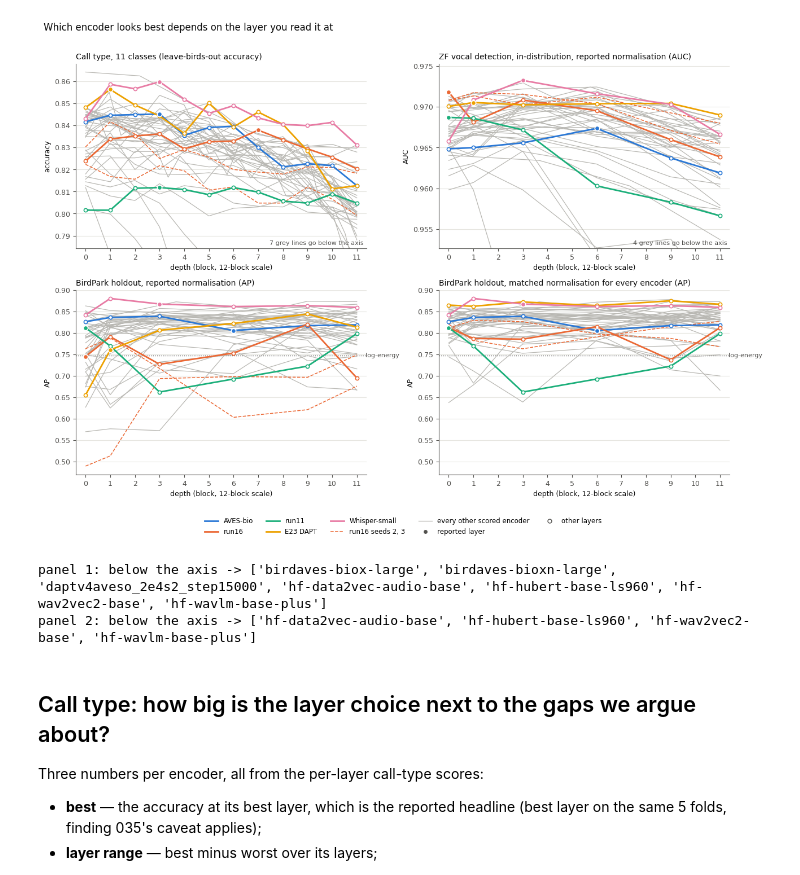
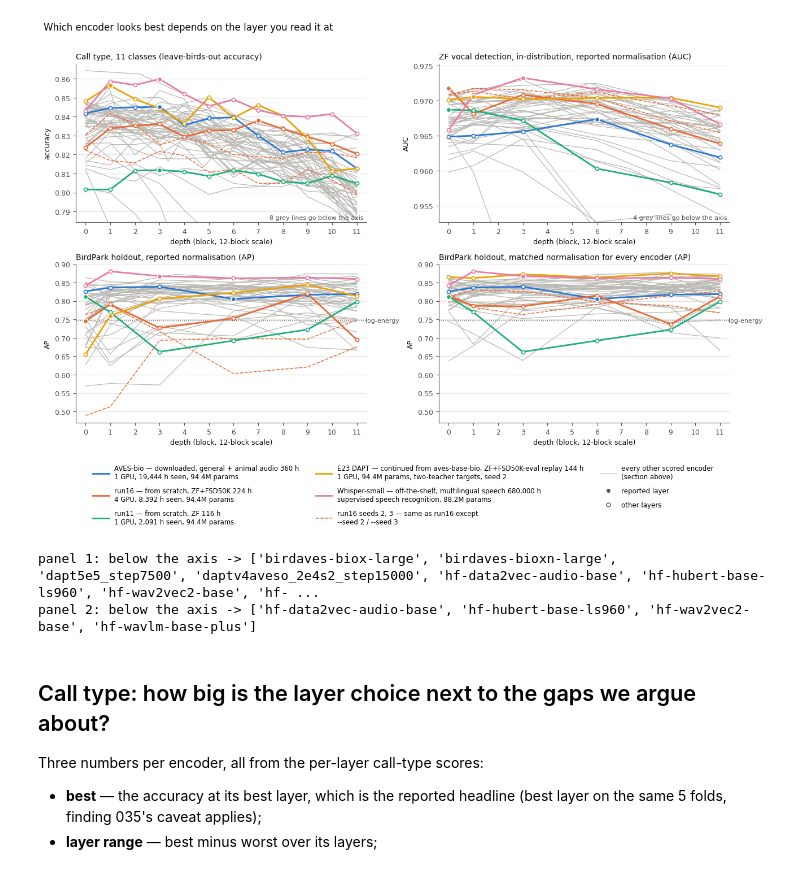
Before and after one commit to ttt5600/NeruoBatLab, a Jupyter notebook: notebooks/07_layer_sweeps.ipynb, the cells around one changed output. Drawn from its saved outputs; the diff is of its cells as text; code cells hidden in the pictures.

```diff
--- a/notebooks/07_layer_sweeps.ipynb
+++ b/notebooks/07_layer_sweeps.ipynb
@@ -91,0 +204,18 @@ The five coloured lines are the comparison points the project argues about:
+# %%
+# ---- 2. every encoder in the figure, compact: one row each, the facts that separate them
+compact = ["display_name", "family", "init", "training_corpus", "corpus_hours", "targets", "updates",
+           "gpus", "audio_per_update_s", "total_audio_h", "lr", "mask", "seed", "params", "layers",
+           "embed_dim", "experiment", "finding", "baseline", "differs_from_baseline"]
+tags = [t for t in FACTS.index if t in CT or t in DET]
+C = show_facts(FACTS.loc[tags, compact])
+display(C.style.set_properties(**{"text-align": "left", "font-size": "10.5px"})
+         .set_table_styles([{"selector": "th", "props": [("text-align", "left")]}]))
+
+u = unknowns(FACTS.loc[tags])
+print(f"{len(tags)} encoders. Cells no source fills, by column:")
+for c, ts in u.items():
+    if c in compact:
+        print(f"  {c:22s} {len(ts):2d} empty" + (f"  ({', '.join(ts)})" if len(ts) <= 6 else ""))
+print("\nWhere the sources disagree about what a model is:")
+for line in cross_checks(FACTS):
+    print("  -", line)
@@ -92,13 +258,4 @@ The five coloured lines are the comparison points the project argues about:
 # %%
-# Categorical slots 1-5 of the reference palette, in fixed order; context lines are one grey.
-HL = [  # key, label, colour
-    ("aves-base-bio",              "AVES-bio",       "#2a78d6"),
-    ("run16_compute4x",            "run16",          "#eb6834"),
-    ("run11",                      "run11",          "#1baf7a"),
-    ("daptv4two_2e4s2_step15000",  "E23 DAPT",       "#eda100"),
-    ("hf-whisper-small-enc",       "Whisper-small",  "#e87ba4"),
-]
-SEEDS = ["run16_seed2", "run16_seed3"]          # drawn in run16's colour, dashed
 CONTEXT = "#b9b8b3"
 INK, MUTED = "#0b0b0b", "#52514e"
 HL_KEYS = {k for k, _, _ in HL} | set(SEEDS)
@@ -162,41 +319,44 @@ for p, ax in enumerate(axes):
     if p < 2:
         # zoom on the reference encoders; say how many grey lines leave the axis below
         hl = np.concatenate([np.asarray(series(m, p)[1]) for m in HL_KEYS if m in pool])
         lo = hl.min() - (0.015 if p == 0 else 0.004)
         ax.set_ylim(lo, hl.max() + (0.008 if p == 0 else 0.002))
         below[p] = sorted(m for m in pool if min(series(m, p)[1]) < lo)
         if below[p]:
             ax.text(0.99, 0.02, f"{len(below[p])} grey lines go below the axis",
                     transform=ax.transAxes, ha="right", fontsize=8, color=MUTED)
     ax.set_title(panels[p][0], loc="left", fontsize=10, color=INK)
     ax.set_ylabel(panels[p][1]); ax.set_xlabel("depth (block, 12-block scale)")
     ax.set_xticks(range(0, 12)); ax.set_xlim(-0.4, 11.4)
     ax.yaxis.grid(True, color="#e6e5e0", lw=0.8); ax.set_axisbelow(True)
 lo_bp = min(axes[2].get_ylim()[0], axes[3].get_ylim()[0])
 for ax in axes[2:]:
     ax.set_ylim(lo_bp, 0.9)                              # same scale for the two BirdPark panels
 
 from matplotlib.lines import Line2D
-handles = [Line2D([], [], color=c, lw=2, label=l) for _, l, c in HL]
-handles += [Line2D([], [], color="#eb6834", lw=1.1, ls="--", label="run16 seeds 2, 3"),
-            Line2D([], [], color=CONTEXT, lw=0.9, label="every other scored encoder"),
+# legend labels carry what each reference encoder IS (model_facts.py), not just its name
+seed_diff = " / ".join(FACTS.loc[SEEDS, "differs_from_baseline"])
+handles = [Line2D([], [], color=c, lw=2, label=short_label(FACTS, k, l)) for k, l, c in HL]
+handles += [Line2D([], [], color="#eb6834", lw=1.1, ls="--",
+                   label=f"run16 seeds 2, 3 — same as run16 except\n{seed_diff}"),
+            Line2D([], [], color=CONTEXT, lw=0.9, label="every other scored encoder\n(section above)"),
             Line2D([], [], marker="o", ls="none", color=MUTED, mec="white", ms=6,
                    label="reported layer"),
             Line2D([], [], marker="o", ls="none", mfc="white", mec=MUTED, ms=5,
                    label="other layers")]
-fig.legend(handles=handles, loc="lower center", ncol=5, frameon=False, fontsize=8.5,
-           bbox_to_anchor=(0.5, -0.02))
+fig.legend(handles=handles, loc="lower center", ncol=3, frameon=False, fontsize=8.5,
+           bbox_to_anchor=(0.5, 0.0), labelspacing=1.0, columnspacing=2.5, handlelength=2.4)
 fig.suptitle("Which encoder looks best depends on the layer you read it at", x=0.01, ha="left",
              fontsize=12, color=INK)
-fig.tight_layout(rect=(0, 0.05, 1, 0.97))
+fig.tight_layout(rect=(0, 0.15, 1, 0.97))
 out = Path("figures"); out.mkdir(exist_ok=True)
 fig.savefig(out / "07_layer_sweeps.png", dpi=150, bbox_inches="tight")
 plt.show()
 for p, ms in below.items():
     print(f"panel {p + 1}: below the axis -> {ms}")
 # %% [output]
-[figure, old version]
+[figure, new version]
-panel 1: below the axis -> ['birdaves-biox-large', 'birdaves-bioxn-large', 'daptv4aveso_2e4s2_step15000', 'hf-data2vec-audio-base', 'hf-hubert-base-ls960', 'hf-wav2vec2-base', 'hf-wavlm-base-plus']
+panel 1: below the axis -> ['birdaves-biox-large', 'birdaves-bioxn-large', 'dapt5e5_step7500', 'daptv4aveso_2e4s2_step15000', 'hf-data2vec-audio-base', 'hf-hubert-base-ls960', 'hf-wav2vec2-base', 'hf- ...
 panel 2: below the axis -> ['hf-data2vec-audio-base', 'hf-hubert-base-ls960', 'hf-wav2vec2-base', 'hf-wavlm-base-plus']
 # %% [markdown]
 ## Call type: how big is the layer choice next to the gaps we argue about?
```
Also changed, not shown: parts of 7 cells of this notebook, 4 other files.
